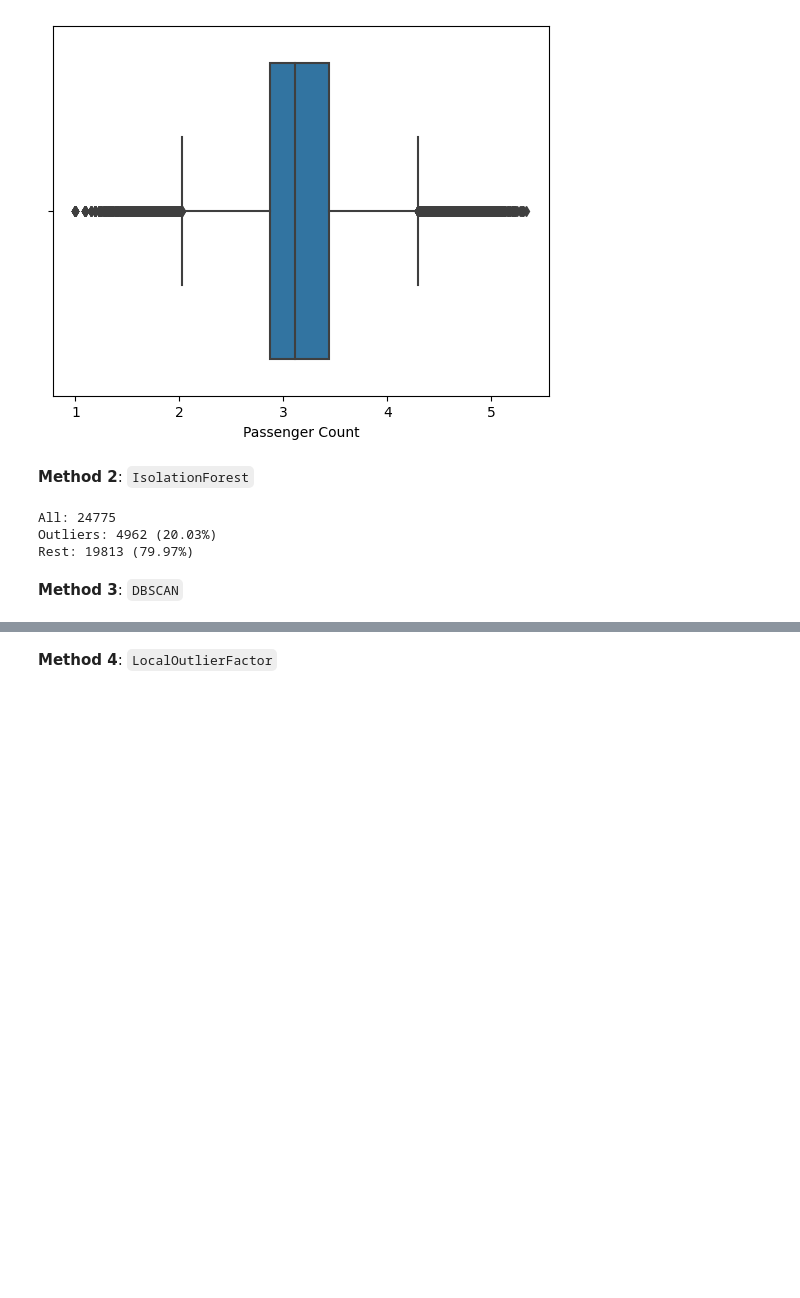
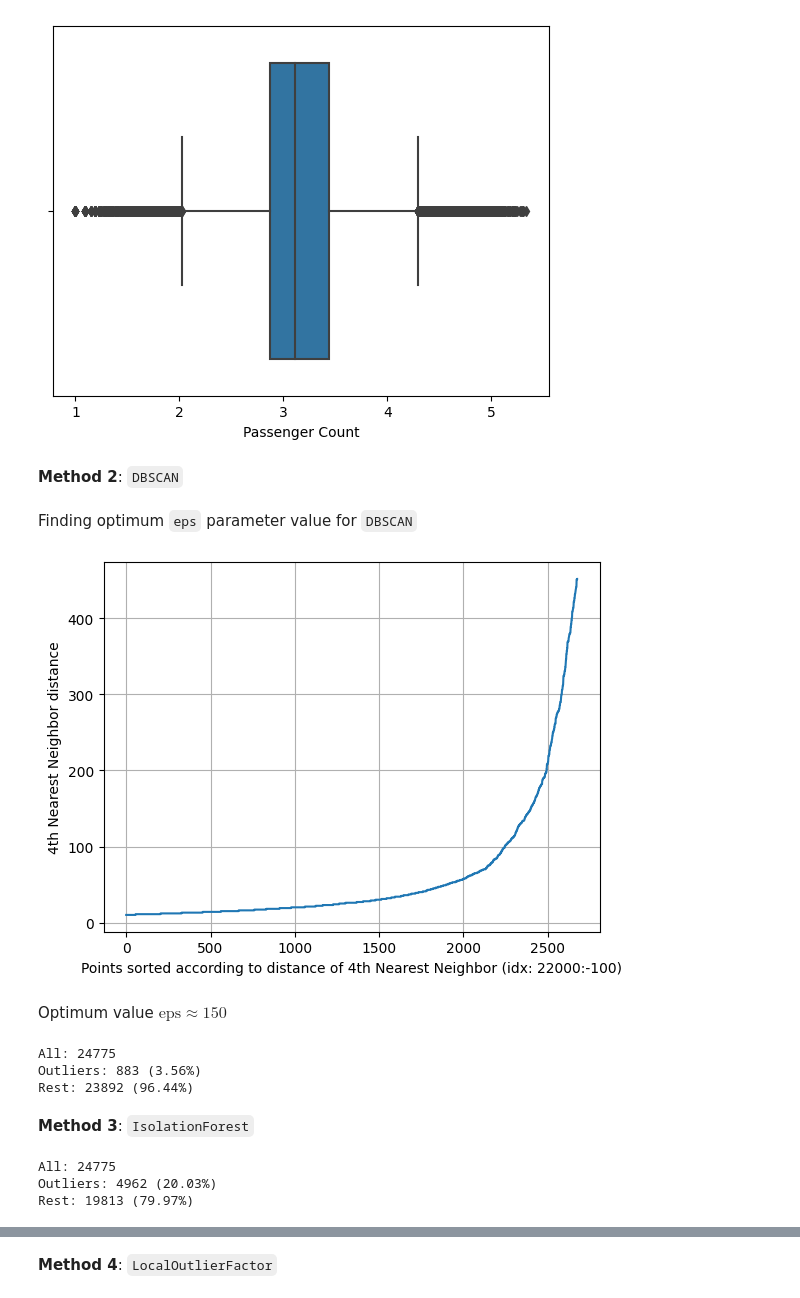
Before and after one commit to akotronis/DIT161, a Jupyter notebook: DIT161-Project.ipynb, the cells around one changed output, grey strips where cells are left out. Saved outputs shown, nothing was run; the diff lists cells and outputs as text; code cells hidden in the pictures; blank space fills up the shorter version.

Commit message:
Added optimum eps proceedure on DBSCAN on Project and Presentation

```diff
--- a/DIT161-Project.ipynb
+++ b/DIT161-Project.ipynb
@@ -1340,7 +1340,7 @@ from IPython.display import display as dspl
 
 from pathlib import Path
 
-data_fld = Path().absolute() / 'Deploy' / 'DIT161' / 'Data' / 'Part-A'
+data_fld = Path().absolute()/ 'Data' / 'Part-A' / 'Export'
 
 flights = pd.read_csv(data_fld / 'flights.zip', keep_default_na=False, na_values='', encoding='utf-8')
 airlines = pd.read_csv(data_fld / 'airlines.zip', keep_default_na=False, na_values='', encoding='utf-8')
@@ -3028,7 +3029,64 @@ _ = sns.boxplot(x=target_trsf)
 # %% [output]
 [figure]
 # %% [markdown]
-**Method 2**:  `IsolationForest`
+**Method 2**:  `DBSCAN`
+# %% [markdown]
+Finding optimum `eps` parameter value for `DBSCAN`
+# %%
+# https://medium.com/@tarammullin/dbscan-parameter-estimation-ff8330e3a3bd
+from sklearn.cluster import DBSCAN
+from sklearn.neighbors import NearestNeighbors
+
+
+min_pts = 4
+
+# Finding optimum `eps` value
+dataset = target.array.reshape(-1,1)
+neighbors = NearestNeighbors(n_neighbors=min_pts)
+neighbors_fit = neighbors.fit(dataset)
+distances, indices = neighbors_fit.kneighbors(dataset)
+
+distances = np.sort(distances, axis=0)
+# Keeping first closest apart from self
+distances = distances[:,1]
+
+# Truncate distances to zoom
+_df = pd.DataFrame(distances[22000:-100])
+_ = _df.plot(
+    kind='line',
+    grid=True,
+    legend=None,
+    xlabel='Points sorted according to distance of 4th Nearest Neighbor (idx: 22000:-100)',
+    ylabel='4th Nearest Neighbor distance'
+)
+# %% [output]
+[figure, added]
+# %% [markdown]
+Optimum value $\mathrm{eps}\approx150$
+# %%
+# https://medium.com/@dilip.voleti/dbscan-algorithm-for-fraud-detection-outlier-detection-in-a-data-set-60a10ad06ea8
+# https://scikit-learn.org/stable/modules/generated/sklearn.cluster.DBSCAN.html
+from sklearn.cluster import DBSCAN
+
+dbscan = DBSCAN(
+        eps=150
+)
+table = target.array.reshape(-1,1)
+dbscan.fit(table)
+
+outlier_mask = pd.Series(dbscan.labels_).map(lambda x: True if x == -1 else False).array
+outliers = target.loc[outlier_mask]
+rest = target.loc[~outlier_mask]
+outl_num = len(outliers)
+rest_num = len(rest)
+trg_num = len(target)
+print(f"All: {trg_num}\nOutliers: {outl_num} ({100 * outl_num/float(trg_num):.2f}%)\nRest: {rest_num} ({100 * rest_num/float(trg_num):.2f}%)")
+# %% [output]
+All: 24775
+Outliers: 883 (3.56%)
+Rest: 23892 (96.44%)
+# %% [markdown]
+**Method 3**:  `IsolationForest`
 # %%
 # https://www.knime.com/blog/four-techniques-for-outlier-detection
 from sklearn.ensemble import IsolationForest
@@ -3051,5 +3109,3 @@ print(f"All: {trg_num}\nOutliers: {outl_num} ({100 * outl_num/float(trg_num):.2f
 All: 24775
 Outliers: 4962 (20.03%)
 Rest: 19813 (79.97%)
-# %% [markdown]
-**Method 3**:  `DBSCAN`
```
Also changed, not shown: parts of 2 cells of this notebook, 4 other files.
